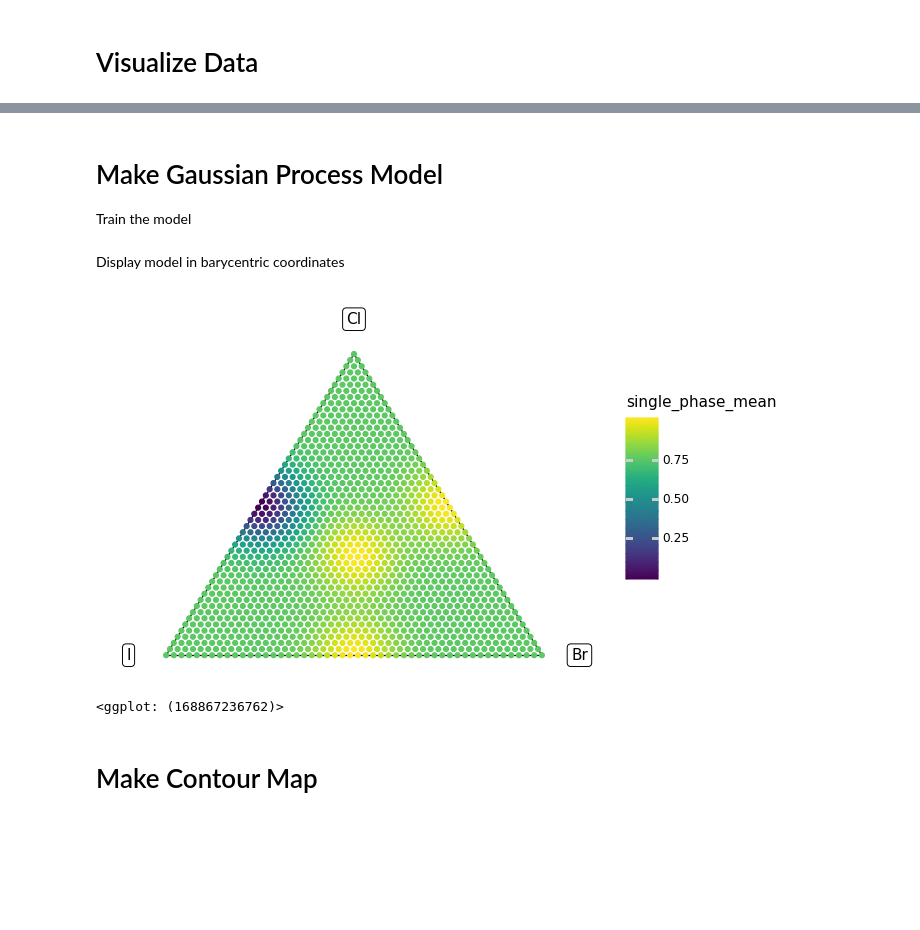
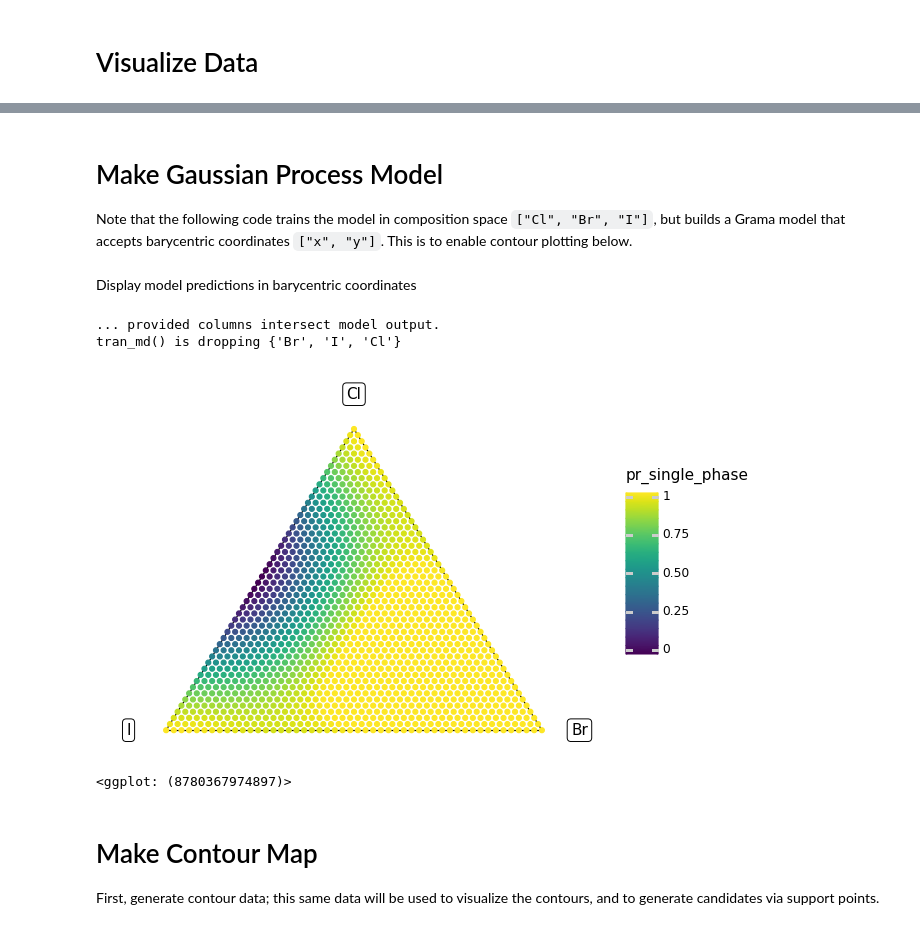
Before and after one commit to kaybr24/perovskite-solar, a Jupyter notebook: Triple Halide Contour Map.ipynb, the cells around one changed output, grey strips where cells are left out. Cells and saved outputs as stored; diff of their text form; code cells hidden in the pictures; blank space fills up the shorter version.

Commit message:
update GP regression, clean up model assembly, visualize sp against contours

```diff
--- a/Triple Halide Contour Map.ipynb
+++ b/Triple Halide Contour Map.ipynb
@@ -27,8 +27,22 @@ def tran_bary(df, a="I", b="Br", c="Cl", x="x", y="y"):
 
     return df_tmp
 
+## Inverse transform
+def tran_thp(df, x="x", y="y", a="I", b="Br", c="Cl"):
+    df_tmp = df.copy()
+    xa = 0; ya = 0
+    xb = 1; yb = 0
+    xc = 0.5; yc = np.sqrt(1 - 0.5**2)
+    d = (yb - yc) * (xa - xc) + (xc - xb) * (ya - yc)
+    df_tmp[a] = ((yb - yc) * (df_tmp[x] - xc) + (xc - xb) * (df_tmp[y] - yc)) / d
+    df_tmp[b] = ((yc - ya) * (df_tmp[x] - xc) + (xa - xc) * (df_tmp[y] - yc)) / d
+    df_tmp[c] = 1 - df_tmp[a] - df_tmp[b]
+
+    return df_tmp
+
 # Pipe-enabled function
 tf_bary = gr.add_pipe(tran_bary)
+tf_thp = gr.add_pipe(tran_thp)
 # Triangle boundary
 df_tri_bounds = (
     gr.df_make(
@@ -153,7 +167,8 @@ df_thp_round1corners = (
 # Visualize Data
 # %%
 #Select data to display:
-df_thp = df_thp_round1
+# df_thp = df_thp_round1 # With Round 1 measurements only
+df_thp = df_thp_round1corners # With single-halide corner points
 
 #Show visualization
 (
@@ -181,6 +195,7 @@ Warning: geom_segment : Removed 1 rows containing missing values.
 # %% [markdown]
 # Make Gaussian Process Model
-Train the model
+
+Note that the following code trains the model in composition space `["Cl", "Br", "I"]`, but builds a Grama model that accepts barycentric coordinates `["x", "y"]`. This is to enable contour plotting below.
 # %%
 ## Set up training data
 var = ["Cl", "Br", "I"]
@@ -215,38 +236,41 @@ md_gpc = (
     )
 )
 # %% [markdown]
-Display model in barycentric coordinates
+Display model predictions in barycentric coordinates
 # %%
 (
     gr.df_make(Br=np.linspace(0, 1, num=50))
     >> gr.tf_outer(
         df_outer=gr.df_make(Cl=np.linspace(0, 1, num=50))
     )
     >> gr.tf_filter(DF.Br + DF.Cl <= 1)
     >> gr.tf_mutate(I=1 - DF.Br - DF.Cl)
     >> tf_bary()
     >> gr.tf_md(md_gpc)
-#     >> gr.tf_mutate(pr_log=gr.log(DF.pr_single_phase))
 
     >> pt.ggplot(pt.aes("x", "y"))
     + pt.geom_segment(
         data=df_tri_bounds,
         mapping=pt.aes(xend="gr.lead(x)", yend="gr.lead(y)")
     )
     + pt.geom_label(
         data=df_tri_labels,
         mapping=pt.aes(label="label")
     )
-    + pt.geom_point(pt.aes(color="single_phase_mean"))
+    + pt.geom_point(pt.aes(color="pr_single_phase"))
 
-#     + pt.scale_color_continuous(limits=(0, 1))
+    + pt.scale_color_continuous(limits=(0, 1))
     + pt.theme_void()
     + pt.theme(
         plot_background=pt.element_rect(fill="white")
     )
 )
 # %% [output]
+... provided columns intersect model output.
+tran_md() is dropping {'Br', 'I', 'Cl'}
-[figure, old version]
+[figure, new version]
-<ggplot: (168867236762)>
+<ggplot: (8780367974897)>
 # %% [markdown]
 # Make Contour Map
+
+First, generate contour data; this same data will be used to visualize the contours, and to generate candidates via support points.
```
Also changed, not shown: parts of 12 cells of this notebook.
